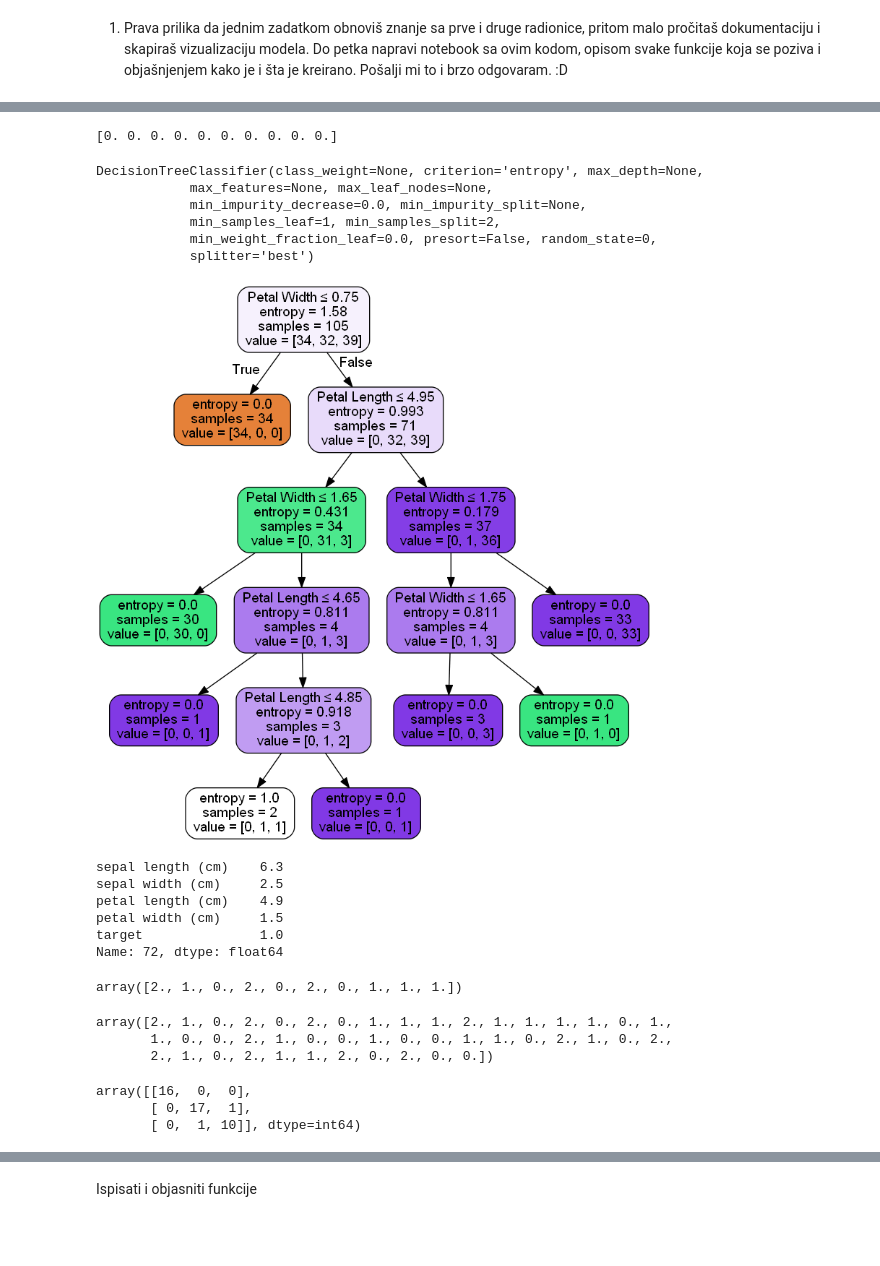
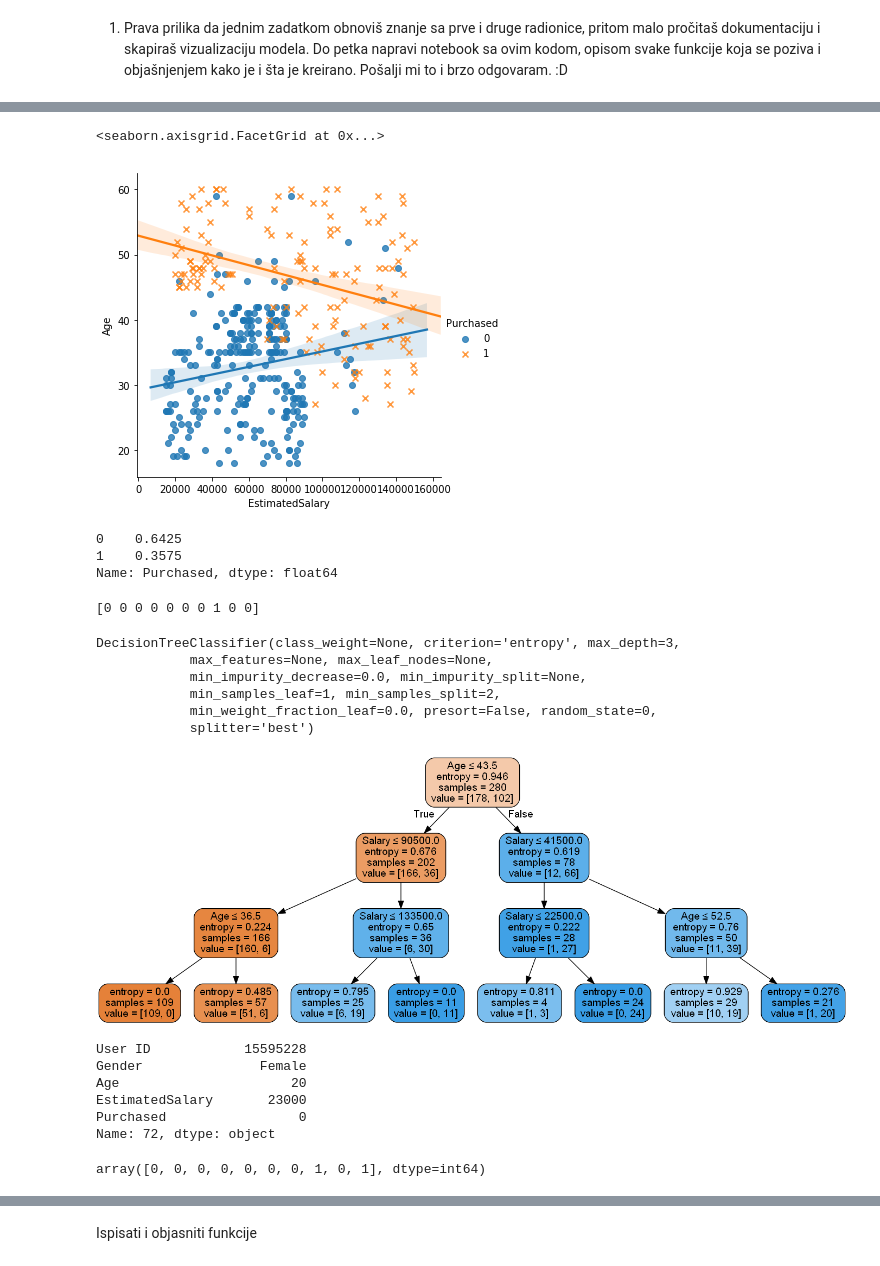
Before and after one commit to markostalma/DataGeeks, a Jupyter notebook: MarkoStalmatovicTreciDomaci.ipynb, the cells around one changed output, grey strips where cells are left out. Drawn from its saved outputs; the diff is of its cells as text; code cells hidden in the pictures; blank space fills up the shorter version.

```diff
--- a/MarkoStalmatovicTreciDomaci.ipynb
+++ b/MarkoStalmatovicTreciDomaci.ipynb
@@ -40,9 +40,8 @@ import warnings
 warnings.filterwarnings('ignore')
 from pylab import rcParams
 
-#učitavamo bazu podataka iz Sklearn-a za klasifikaciju
-from sklearn.datasets import load_iris
-iris = load_iris()
-df = pd.DataFrame(data= np.c_[iris['data'], iris['target']], columns= iris['feature_names'] + ['target'])
+#učitavamo podatke za klasifikaciju sa GitHub-a putem URL-a
+df = pd.read_csv('https://raw.githubusercontent.com/markostalma/DataGeeks/master/Social_Network_Ads.csv')
+#Gledamo prvih nekoliko redova iz CSV fajla koji smo prethodno učitali
 df.head()
 # %% [output]
@@ -89,8 +106,22 @@ Name: target, dtype: float64
+# %%
+# Pravimo plot gde se vidi da najčešće proizvod kupuju stariji sa većom platom,
+# kao i da kupuju i mlađi koji imaju visoka primanja
+sns.lmplot('EstimatedSalary', 'Age', data=df, hue='Purchased',  markers=["o", "x"])
+# %% [output]
+<seaborn.axisgrid.FacetGrid at 0x...>
+[figure, added]
+# %%
+# Imamo oko 64.25% onih koji nisu ništa kupili i oko 35.75% onih koji su kupili naš proizvod
+df['Purchased'].value_counts(normalize=True)
+# %% [output]
+0    0.6425
+1    0.3575
+Name: Purchased, dtype: float64
 # %%
-# Predviđamo na osnovu dužine i visine latica
+# Zatim predviđamo na osnovu godina i visine primanja
 X = df.iloc[:, [2, 3]].values
 y = df.iloc[:, 4].values
 print(y[:10])
 # %% [output]
-[0. 0. 0. 0. 0. 0. 0. 0. 0. 0.]
+[0 0 0 0 0 0 0 1 0 0]
 # %%
@@ -98,12 +129,14 @@ print(y[:10])
 from sklearn.model_selection import train_test_split
 X_train, X_test, y_train, y_test = train_test_split(X, y, test_size = 0.3, random_state = 0)
 # %%
-# Učitavamo sklearn klasu za algoritam stablo odlučivanja, podešavamo entropiju kao kriterijum zatim pravimo model
+# Učitavamo sklearn klasu za algoritam stabla odlučivanja
+# podešavamo entropiju kao kriterijum rasuđivanja
+# i maksimalnu dubinu stabla stavljamo na tri, zatim pravimo model
 from sklearn.tree import DecisionTreeClassifier
-classifier = DecisionTreeClassifier(criterion = 'entropy', random_state = 0)
+classifier = DecisionTreeClassifier(criterion = 'entropy', random_state = 0, max_depth=3 )
 classifier.fit(X_train, y_train)
 # %% [output]
-DecisionTreeClassifier(class_weight=None, criterion='entropy', max_depth=None,
+DecisionTreeClassifier(class_weight=None, criterion='entropy', max_depth=3,
             max_features=None, max_leaf_nodes=None,
             min_impurity_decrease=0.0, min_impurity_split=None,
             min_samples_leaf=1, min_samples_split=2,
@@ -112,44 +145,31 @@ DecisionTreeClassifier(class_weight=None, criterion='entropy', max_depth=None,
 # %%
 # Učitavamo potrebne klase kako mi mogli da vizualizujemo naš prediktivni model
 from sklearn.externals.six import StringIO
 from IPython.display import Image
 from sklearn.tree import export_graphviz
 import pydotplus
 
 dot_data = StringIO()
 export_graphviz(classifier, out_file=dot_data,
                 filled=True, rounded=True,
-                special_characters=True, feature_names=['Petal Length', 'Petal Width'])
+                special_characters=True, feature_names=['Age', 'Salary'])
 graph = pydotplus.graph_from_dot_data(dot_data.getvalue())
 Image(graph.create_png())
 # %% [output]
-[figure, old version]
+[figure, new version]
-# %%
-df.iloc[72, :]
-# %% [output]
-sepal length (cm)    6.3
-sepal width (cm)     2.5
-petal length (cm)    4.9
-petal width (cm)     1.5
-target               1.0
-Name: 72, dtype: float64
+# %%
+# Proveravamo korisnika (u ovom slučaju korisnika iz 72 reda) sa njegovim podacima
+df.iloc[72, :]
+# %% [output]
+User ID            15595228
+Gender               Female
+Age                      20
+EstimatedSalary       23000
+Purchased                 0
+Name: 72, dtype: object
 # %%
-# Pravimo predikciju za test podatke
-y_pred = classifier.predict(X_test)
-y_pred[:10]
+# Pravimo predikciju za test podatke i prikazujemo prvih deset
+predictions = classifier.predict(X_test)
+predictions[:10]
 # %% [output]
-array([2., 1., 0., 2., 0., 2., 0., 1., 1., 1.])
+array([0, 0, 0, 0, 0, 0, 0, 1, 0, 1], dtype=int64)
-# %%
-y_pred
-# %% [output]
-array([2., 1., 0., 2., 0., 2., 0., 1., 1., 1., 2., 1., 1., 1., 1., 0., 1.,
-       1., 0., 0., 2., 1., 0., 0., 1., 0., 0., 1., 1., 0., 2., 1., 0., 2.,
-       2., 1., 0., 2., 1., 1., 2., 0., 2., 0., 0.])
-# %%
-from sklearn.metrics import confusion_matrix
-cm = confusion_matrix(y_test, y_pred)
-cm
-# %% [output]
-array([[16,  0,  0],
-       [ 0, 17,  1],
-       [ 0,  1, 10]], dtype=int64)
```
Also changed, not shown: parts of 21 cells of this notebook.
